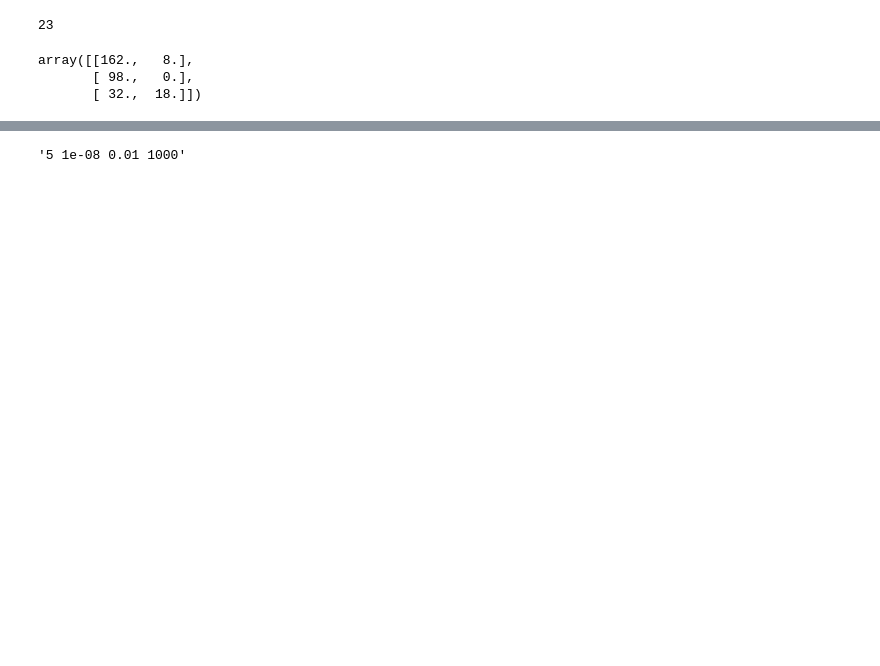
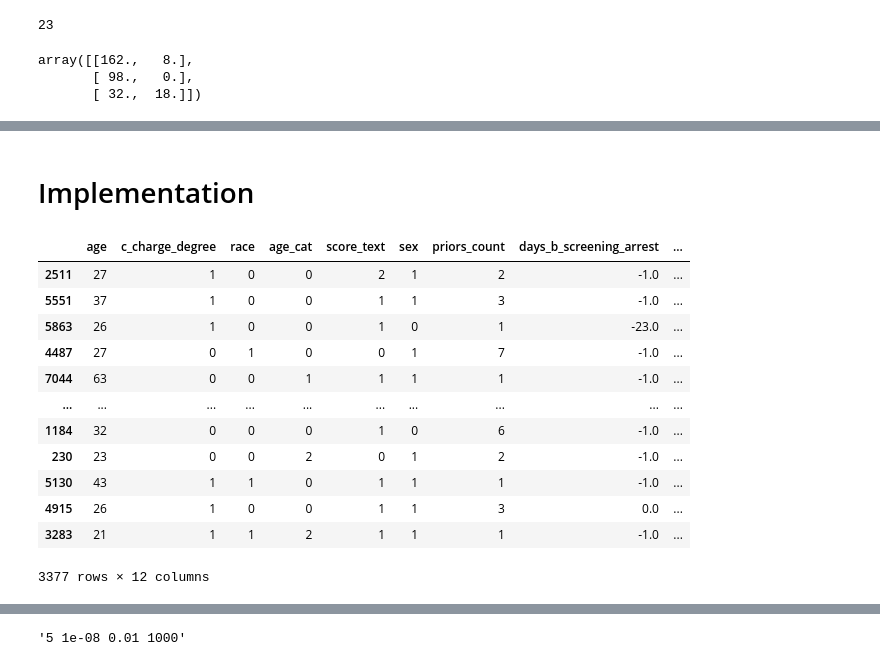
Before and after one commit to TZstatsADS/ads-spring-2022-prj4-group-2-1, a Jupyter notebook: doc/LFR.ipynb, the cells around one changed output, grey strips where cells are left out. Drawn from its saved outputs; the diff is of its cells as text; code cells hidden in the pictures; blank space fills up the shorter version.

```diff
--- a/doc/LFR.ipynb
+++ b/doc/LFR.ipynb
@@ -258,6 +341,8 @@ def L_z(M_sens, M_nonsens):
     for k in range(M_sens.shape[0]):
           Lz += abs(M_sens[k] - M_nonsens[k])
     return Lz
+# %% [markdown]
+# Implementation
 # %%
 class LFR():
     def __init__(
@@ -393,6 +478,23 @@ class LFR():
 # model.fit(init_param, maxiters=100)
 # %%
 # We see the model has reached minima at step 1000
+# %%
+label_column="two_year_recid"
+train_data.drop(columns=[label_column])
+# %% [output]
+|  | age | c_charge_degree | race | age_cat | score_text | sex | priors_count | days_b_screening_arrest | ... |
+| 2511 | 27 | 1 | 0 | 0 | 2 | 1 | 2 | -1.0 | ... |
+| 5551 | 37 | 1 | 0 | 0 | 1 | 1 | 3 | -1.0 | ... |
+| 5863 | 26 | 1 | 0 | 0 | 1 | 0 | 1 | -23.0 | ... |
+| 4487 | 27 | 0 | 1 | 0 | 0 | 1 | 7 | -1.0 | ... |
+| 7044 | 63 | 0 | 0 | 1 | 1 | 1 | 1 | -1.0 | ... |
+| ... | ... | ... | ... | ... | ... | ... | ... | ... | ... |
+| 1184 | 32 | 0 | 0 | 0 | 1 | 0 | 6 | -1.0 | ... |
+| 230 | 23 | 0 | 0 | 2 | 0 | 1 | 2 | -1.0 | ... |
+| 5130 | 43 | 1 | 1 | 0 | 1 | 1 | 1 | -1.0 | ... |
+| 4915 | 26 | 1 | 0 | 0 | 1 | 1 | 3 | 0.0 | ... |
+| 3283 | 21 | 1 | 1 | 2 | 1 | 1 | 1 | -1.0 | ... |
+3377 rows × 12 columns
 # %%
 # Compute MAE
 def compute_error(y_hat, y):
```
Also changed, not shown: parts of 42 cells of this notebook, 1 other file.
